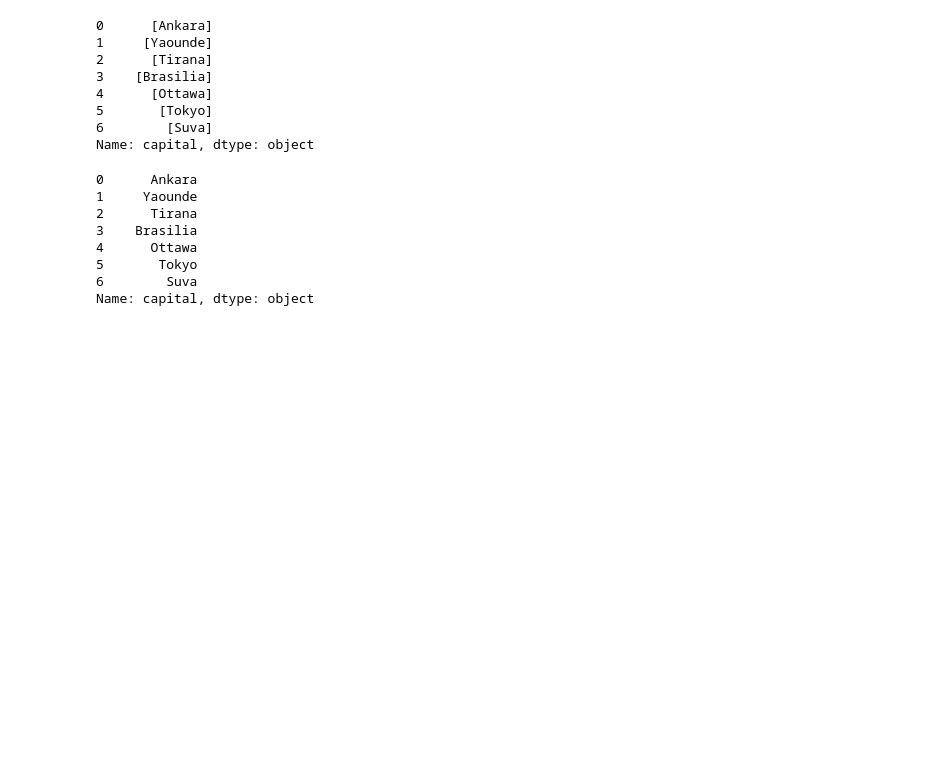
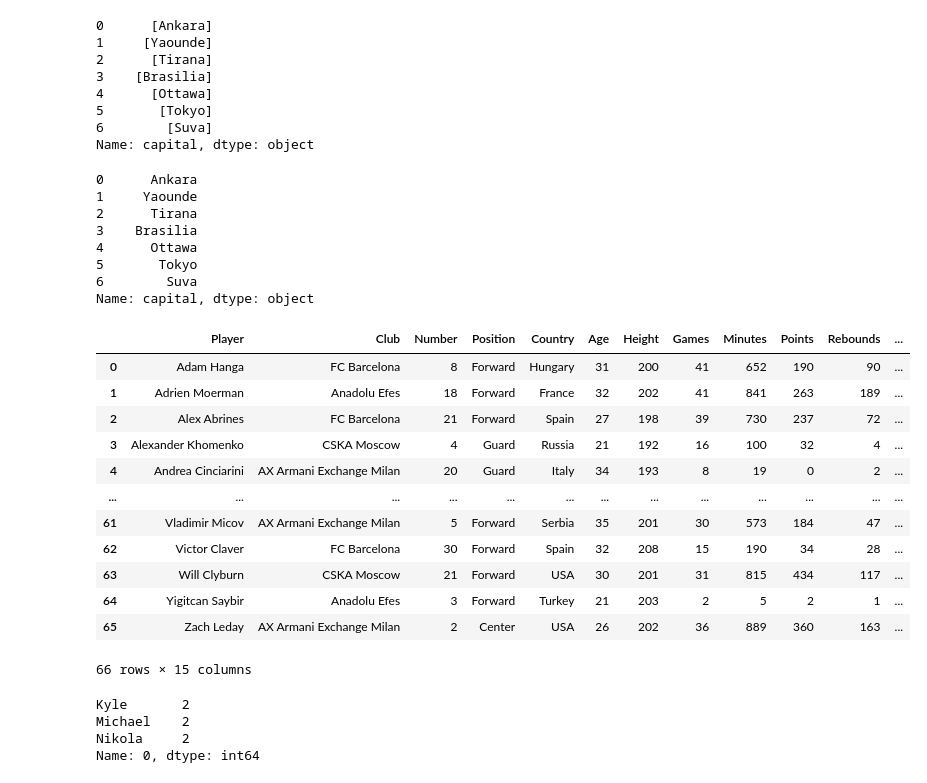
Before and after one commit to adsum-ss/pythonlibraries, a Jupyter notebook: Pandas/Pandas_Part_2/18_pd.String_Methods.ipynb, the cells around one changed output. Saved outputs shown, nothing was run; the diff lists cells and outputs as text; code cells hidden in the pictures; blank space fills up the shorter version.

```diff
--- a/Pandas/Pandas_Part_2/18_pd.String_Methods.ipynb
+++ b/Pandas/Pandas_Part_2/18_pd.String_Methods.ipynb
@@ -274,3 +275,29 @@ df.capital.str.replace("[\[\]]", "", regex=True)
 5       Tokyo
 6        Suva
 Name: capital, dtype: object
+# %%
+df2 = pd.read_csv("../Data/Final_Four 2020-2021.csv")
+df2
+# %% [output]
+|  | Player | Club | Number | Position | Country | Age | Height | Games | Minutes | Points | Rebounds | ... |
+| 0 | Adam Hanga | FC Barcelona | 8 | Forward | Hungary | 31 | 200 | 41 | 652 | 190 | 90 | ... |
+| 1 | Adrien Moerman | Anadolu Efes | 18 | Forward | France | 32 | 202 | 41 | 841 | 263 | 189 | ... |
+| 2 | Alex Abrines | FC Barcelona | 21 | Forward | Spain | 27 | 198 | 39 | 730 | 237 | 72 | ... |
+| 3 | Alexander Khomenko | CSKA Moscow | 4 | Guard | Russia | 21 | 192 | 16 | 100 | 32 | 4 | ... |
+| 4 | Andrea Cinciarini | AX Armani Exchange Milan | 20 | Guard | Italy | 34 | 193 | 8 | 19 | 0 | 2 | ... |
+| ... | ... | ... | ... | ... | ... | ... | ... | ... | ... | ... | ... | ... |
+| 61 | Vladimir Micov | AX Armani Exchange Milan | 5 | Forward | Serbia | 35 | 201 | 30 | 573 | 184 | 47 | ... |
+| 62 | Victor Claver | FC Barcelona | 30 | Forward | Spain | 32 | 208 | 15 | 190 | 34 | 28 | ... |
+| 63 | Will Clyburn | CSKA Moscow | 21 | Forward | USA | 30 | 201 | 31 | 815 | 434 | 117 | ... |
+| 64 | Yigitcan Saybir | Anadolu Efes | 3 | Forward | Turkey | 21 | 203 | 2 | 5 | 2 | 1 | ... |
+| 65 | Zach Leday | AX Armani Exchange Milan | 2 | Center | USA | 26 | 202 | 36 | 889 | 360 | 163 | ... |
+66 rows × 15 columns
+# %%
+# most common names
+
+df2['Player'].str.split(' ', expand=True)[0].value_counts().nlargest(3)
+# %% [output]
+Kyle       2
+Michael    2
+Nikola     2
+Name: 0, dtype: int64
```
Also changed, not shown: parts of 1 cell of this notebook, 3 other files.
